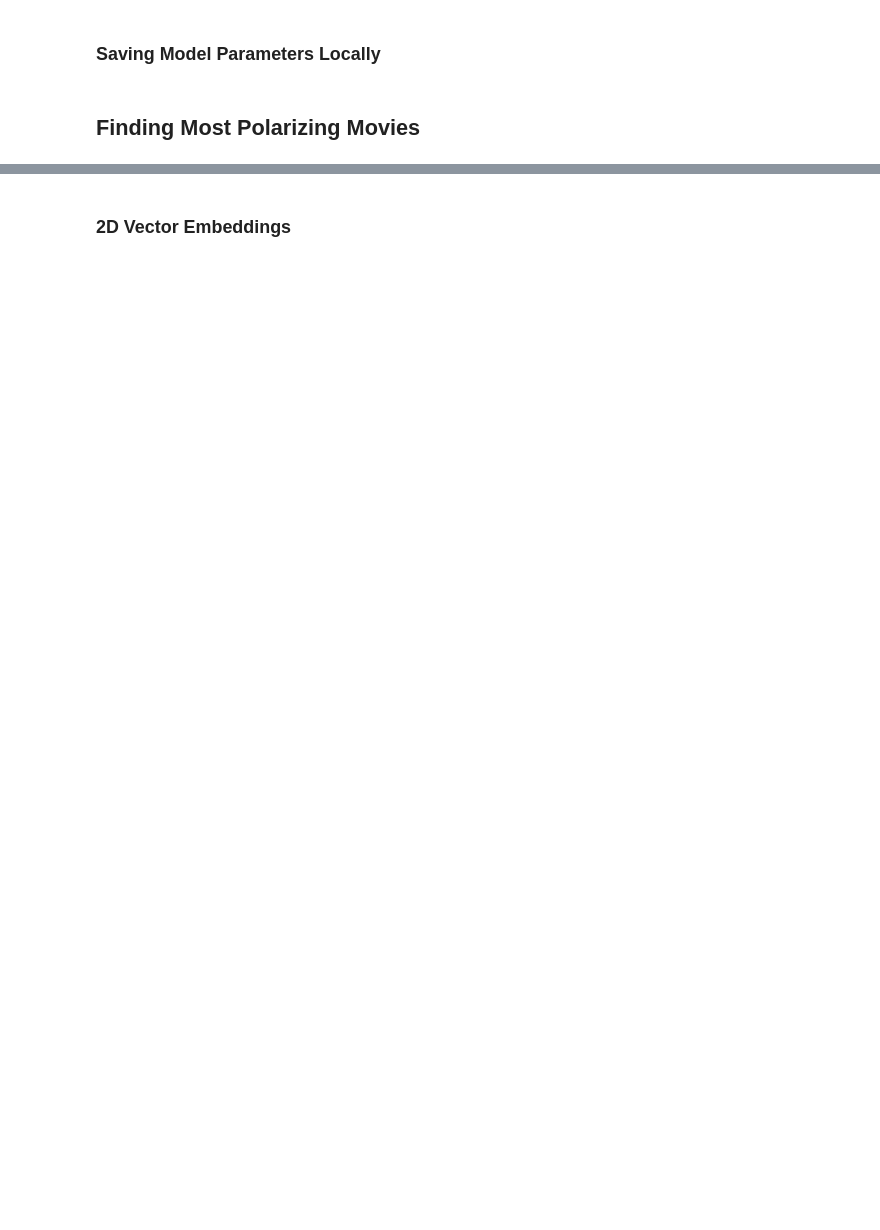
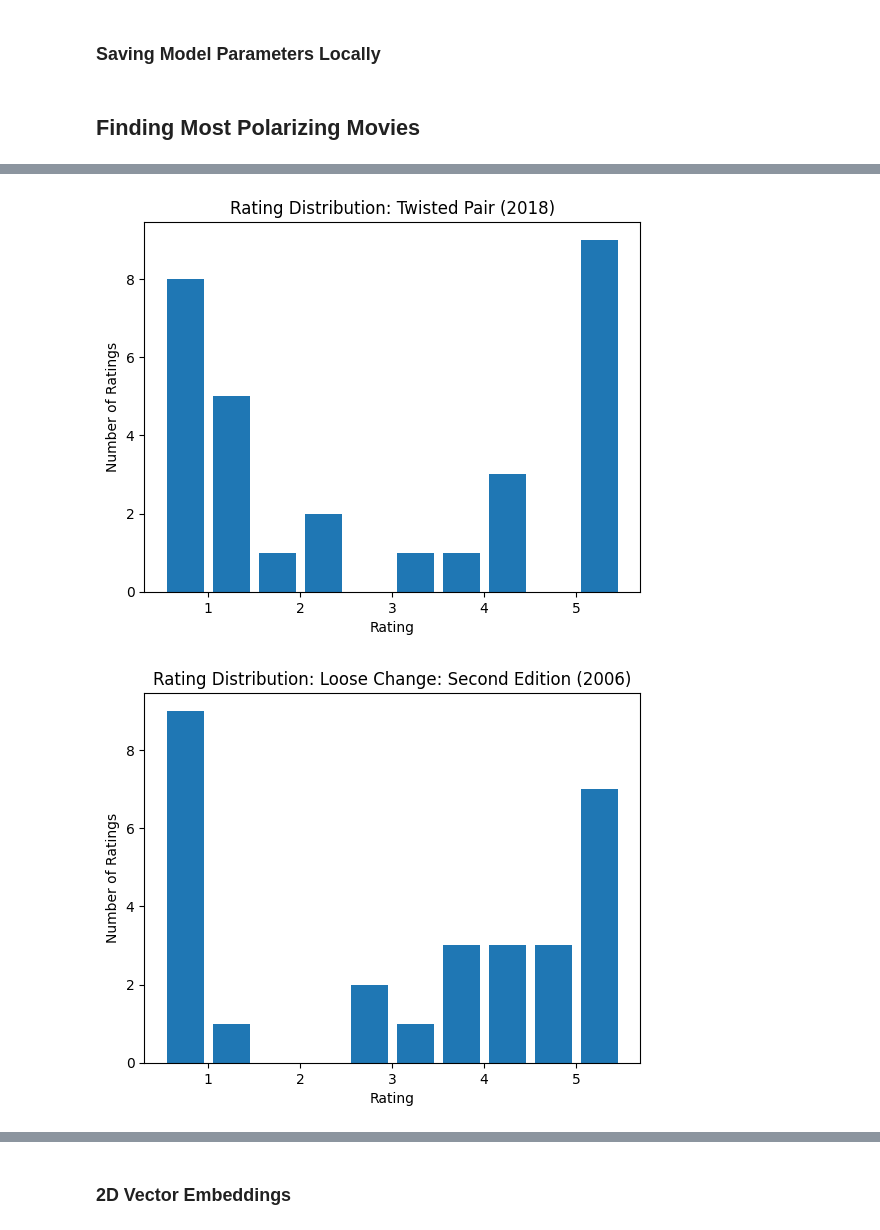
Before and after one commit to hassanql/mlas, a Jupyter notebook: ml_at_scale_draft.ipynb, the cells around one changed output, grey strips where cells are left out. Cells and saved outputs as stored; diff of their text form; code cells hidden in the pictures; blank space fills up the shorter version.

```diff
--- a/ml_at_scale_draft.ipynb
+++ b/ml_at_scale_draft.ipynb
@@ -2205,7 +2420,7 @@ print("CREATING DUMMY USER FOR RECOMMENDATIONS")
 print("="*70)
 
 # Harry Potter movie (you can change this to any movie_id)
-harry_potter_movie_id = 2
+harry_potter_movie_id = 1
 rating_value = 5.0
 
 # Get the movie index
@@ -2406,0 +2640,15 @@ for title, movie_id, norm in bottom_10:
+# %%
+# Sort movies by number of ratings (descending)
+sorted_by_count = np.argsort(-movie_rating_counts)
+
+top_10_most_rated = []
+
+for movie_idx in sorted_by_count[:10]:
+    movie_id = data.idx_to_movie_id[movie_idx]
+    title = movies.loc[movies['movieId'] == movie_id, 'title'].values[0]
+    count = movie_rating_counts[movie_idx]
+    top_10_most_rated.append((title, movie_id, count))
+
+print("\n=== TOP 10 MOST RATED MOVIES ===")
+for title, movie_id, count in top_10_most_rated:
+    print(f"{title:60s} | ID={movie_id:6d} | ratings={count}")
@@ -2431,13 +2691,3 @@ for idx in top_10_idx:
     title = movies.loc[movies['movieId'] == movie_id, 'title'].values[0]
     var = movie_rating_var[idx]
     print(f"{title:60s} | movieId={movie_id:6d} | rating variance={var:.4f}")
-
-# Bottom 10 least polarizing movies
-bottom_10_idx = np.argsort(movie_rating_var)[:10]
-
-print("\n=== BOTTOM 10 LEAST POLARIZING MOVIES ===")
-for idx in bottom_10_idx:
-    movie_id = data.idx_to_movie_id[idx]
-    title = movies.loc[movies['movieId'] == movie_id, 'title'].values[0]
-    var = movie_rating_var[idx]
-    print(f"{title:60s} | movieId={movie_id:6d} | rating variance={var:.4f}")
@@ -2443,0 +2706,21 @@ for idx in bottom_10_idx:
+# %%
+import matplotlib.pyplot as plt
+
+# Take the top 3 polarizing movies
+top_3_idx = top_10_idx[:3]
+
+for idx in top_3_idx:
+    movie_id = data.idx_to_movie_id[idx]
+    title = movies.loc[movies['movieId'] == movie_id, 'title'].values[0]
+    ratings = get_movie_train_ratings_array(idx)
+
+    plt.figure()
+    plt.hist(ratings, bins=np.arange(0.5, 5.6, 0.5), rwidth=0.8)
+    plt.xticks([1, 2, 3, 4, 5])
+    plt.xlabel("Rating")
+    plt.ylabel("Number of Ratings")
+    plt.title(f"Rating Distribution: {title}")
+    plt.show()
+# %% [output]
+[figure, added]
+[figure, added]
```
Also changed, not shown: parts of 22 cells of this notebook, 7 other files.
